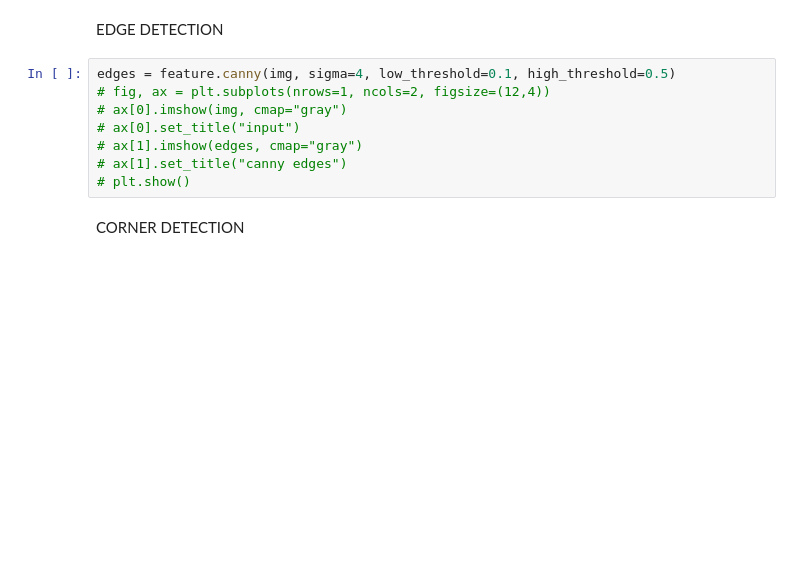
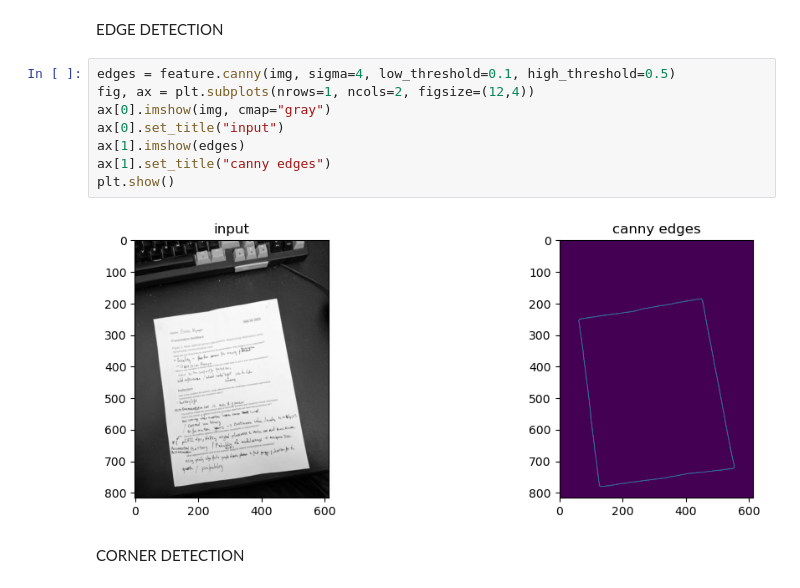
Before and after one commit to BA2183/cv, a Jupyter notebook: assignments_Duan/HW01_2.ipynb, the cells around one changed output. Drawn from its saved outputs; the diff is of its cells as text; blank space fills up the shorter version.

```diff
--- a/assignments_Duan/HW01_2.ipynb
+++ b/assignments_Duan/HW01_2.ipynb
@@ -16,12 +18,14 @@ plt.show()
 EDGE DETECTION
 # %%
 edges = feature.canny(img, sigma=4, low_threshold=0.1, high_threshold=0.5)
-# fig, ax = plt.subplots(nrows=1, ncols=2, figsize=(12,4))
-# ax[0].imshow(img, cmap="gray")
-# ax[0].set_title("input")
-# ax[1].imshow(edges, cmap="gray")
-# ax[1].set_title("canny edges")
-# plt.show()
+fig, ax = plt.subplots(nrows=1, ncols=2, figsize=(12,4))
+ax[0].imshow(img, cmap="gray")
+ax[0].set_title("input")
+ax[1].imshow(edges)
+ax[1].set_title("canny edges")
+plt.show()
+# %% [output]
+[figure, added]
 # %% [markdown]
 CORNER DETECTION
 # %%
```
Also changed, not shown: parts of 11 cells of this notebook, 1 other file.
